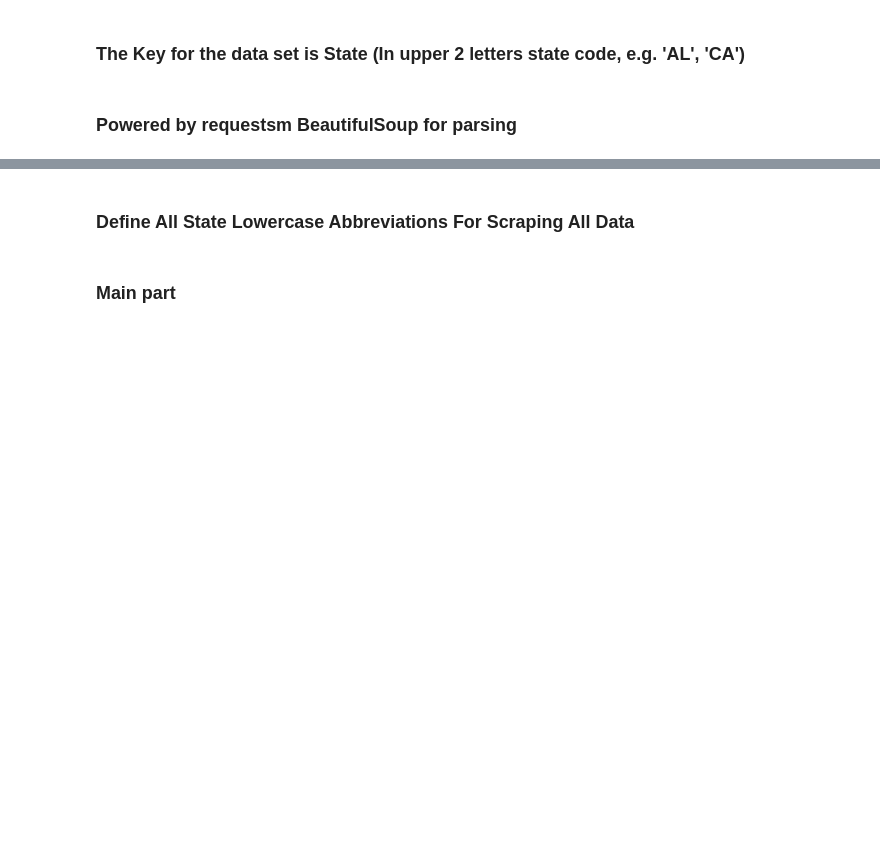
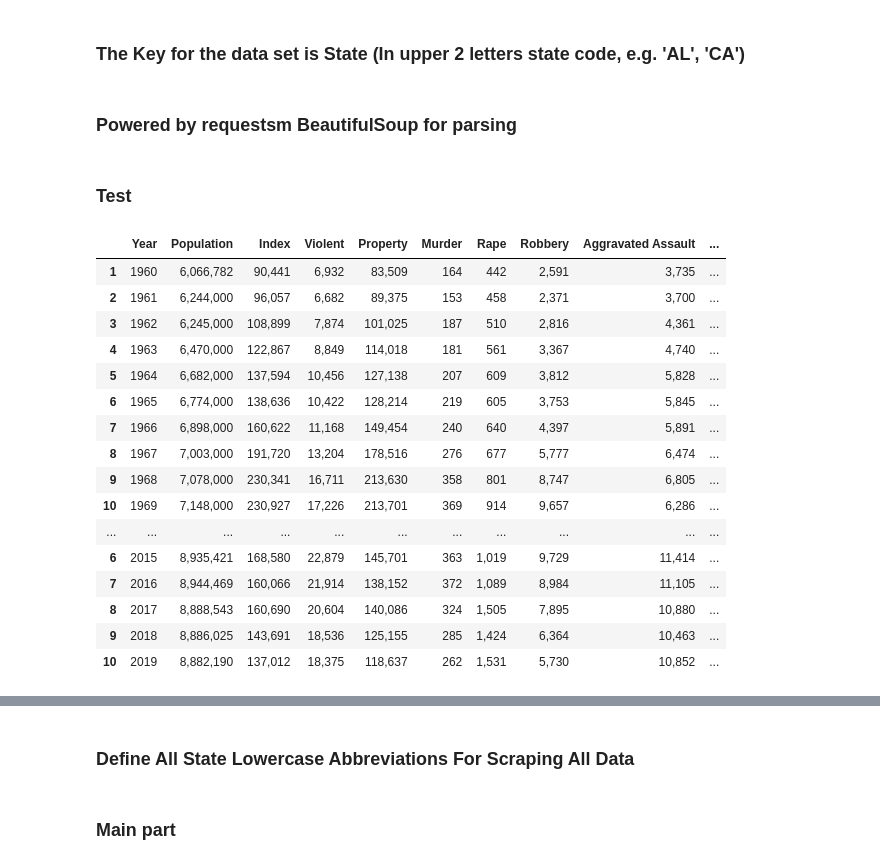
Before and after one commit to MIDS-at-Duke/unifying-data-science-2023-project-ids701_team2, a Jupyter notebook: 10_code/crime_data_parse.ipynb, the cells around one changed output, grey strips where cells are left out. Cells and saved outputs as stored; diff of their text form; code cells hidden in the pictures; blank space fills up the shorter version.

```diff
--- a/10_code/crime_data_parse.ipynb
+++ b/10_code/crime_data_parse.ipynb
@@ -157,3 +157,32 @@ def create_crime_dataframe(effect_parts):
 
 def remove_punctuation(s):
     return s.translate(str.maketrans('', '', string.punctuation))
+# %% [markdown]
+### Test
+# %%
+vars = pd.DataFrame(columns=['Year', 'State', 'Population', 'Index', 'Violent', 'Property', 'Murder', 'Rape', 'Robbery', 'Aggravated Assault', 'Burglary', 'Larceny-Theft', 'Vehicle Theft'])
+nj_url = "https://www.disastercenter.com/crime/njcrimn.htm"
+nj_content = fetch_and_parse_content(nj_url)
+nj_effect_content = extract_effect_parts(nj_content)
+nj_df = create_crime_dataframe(nj_effect_content)
+nj_df["State"] = "NJ"
+# %%
+nj_df
+# %% [output]
+|  | Year | Population | Index | Violent | Property | Murder | Rape | Robbery | Aggravated Assault | ... |
+| 1 | 1960 | 6,066,782 | 90,441 | 6,932 | 83,509 | 164 | 442 | 2,591 | 3,735 | ... |
+| 2 | 1961 | 6,244,000 | 96,057 | 6,682 | 89,375 | 153 | 458 | 2,371 | 3,700 | ... |
+| 3 | 1962 | 6,245,000 | 108,899 | 7,874 | 101,025 | 187 | 510 | 2,816 | 4,361 | ... |
+| 4 | 1963 | 6,470,000 | 122,867 | 8,849 | 114,018 | 181 | 561 | 3,367 | 4,740 | ... |
+| 5 | 1964 | 6,682,000 | 137,594 | 10,456 | 127,138 | 207 | 609 | 3,812 | 5,828 | ... |
+| 6 | 1965 | 6,774,000 | 138,636 | 10,422 | 128,214 | 219 | 605 | 3,753 | 5,845 | ... |
+| 7 | 1966 | 6,898,000 | 160,622 | 11,168 | 149,454 | 240 | 640 | 4,397 | 5,891 | ... |
+| 8 | 1967 | 7,003,000 | 191,720 | 13,204 | 178,516 | 276 | 677 | 5,777 | 6,474 | ... |
+| 9 | 1968 | 7,078,000 | 230,341 | 16,711 | 213,630 | 358 | 801 | 8,747 | 6,805 | ... |
+| 10 | 1969 | 7,148,000 | 230,927 | 17,226 | 213,701 | 369 | 914 | 9,657 | 6,286 | ... |
+| ... | ... | ... | ... | ... | ... | ... | ... | ... | ... | ... |
+| 6 | 2015 | 8,935,421 | 168,580 | 22,879 | 145,701 | 363 | 1,019 | 9,729 | 11,414 | ... |
+| 7 | 2016 | 8,944,469 | 160,066 | 21,914 | 138,152 | 372 | 1,089 | 8,984 | 11,105 | ... |
+| 8 | 2017 | 8,888,543 | 160,690 | 20,604 | 140,086 | 324 | 1,505 | 7,895 | 10,880 | ... |
+| 9 | 2018 | 8,886,025 | 143,691 | 18,536 | 125,155 | 285 | 1,424 | 6,364 | 10,463 | ... |
+| 10 | 2019 | 8,882,190 | 137,012 | 18,375 | 118,637 | 262 | 1,531 | 5,730 | 10,852 | ... |
```
Also changed, not shown: parts of 4 cells of this notebook, 5 other files.
